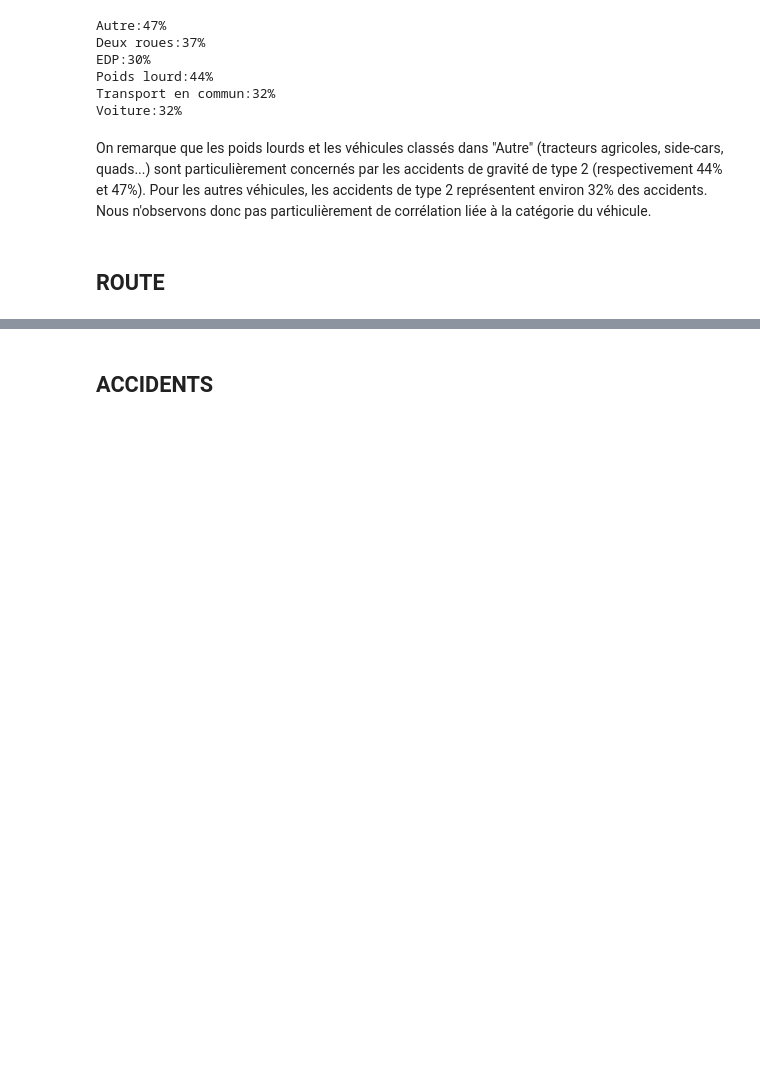
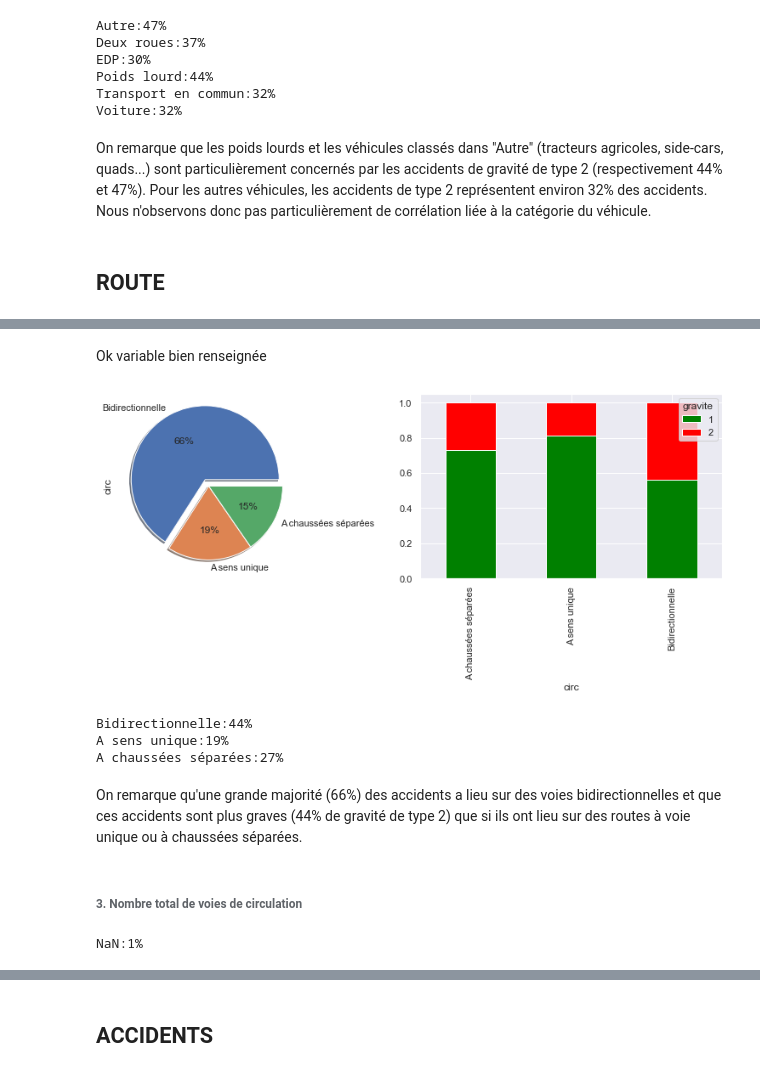
Before and after one commit to Clotilde-23/Accidents-corporels, a Jupyter notebook: Statistiques_descriptives.ipynb, the cells around one changed output, grey strips where cells are left out. Drawn from its saved outputs; the diff is of its cells as text; code cells hidden in the pictures; blank space fills up the shorter version.

```diff
--- a/Statistiques_descriptives.ipynb
+++ b/Statistiques_descriptives.ipynb
@@ -190,0 +236,25 @@ On remarque que les poids lourds et les véhicules classés dans "Autre" (tracte
+# %% [markdown]
+Ok variable bien renseignée
+# %%
+fig, ax = plt.subplots(nrows=1, ncols=2, figsize=(14,4))
+df_accidents.circ.value_counts().plot.pie(autopct='%1.0f%%', explode=(0.1,0,0), shadow=True, ax=ax[0])
+diag_barres_gravite_cumulees_axis1(df_accidents,'circ')
+# %% [output]
+[figure, added]
+# %%
+#Calculs des pourcentages d'accidents de gravité de type 2 pour chaque régime de circulation
+print('Bidirectionnelle:'+str(round((df_accidents[df_accidents['circ'].isin(['Bidirectionnelle'])].gravite.mean()-1)*100))+'%')
+print('A sens unique:'+str(round((df_accidents[df_accidents['circ'].isin(['A sens unique'])].gravite.mean()-1)*100))+'%')
+print('A chaussées séparées:'+str(round((df_accidents[df_accidents['circ'].isin(['A chaussées séparées'])].gravite.mean()-1)*100))+'%')
+# %% [output]
+Bidirectionnelle:44%
+A sens unique:19%
+A chaussées séparées:27%
+# %% [markdown]
+On remarque qu'une grande majorité (66%) des accidents a lieu sur des voies bidirectionnelles et que ces accidents sont plus graves (44% de gravité de type 2) que si ils ont lieu sur des routes à voie unique ou à chaussées séparées.
+# %% [markdown]
+###### 3. Nombre total de voies de circulation
+# %%
+print('NaN:' + str(round(df_accidents['nbv'].isin([-1]).sum()/len(df_accidents['nbv'])*100)) +'%')
+# %% [output]
+NaN:1%
```
Also changed, not shown: parts of 42 cells of this notebook.
